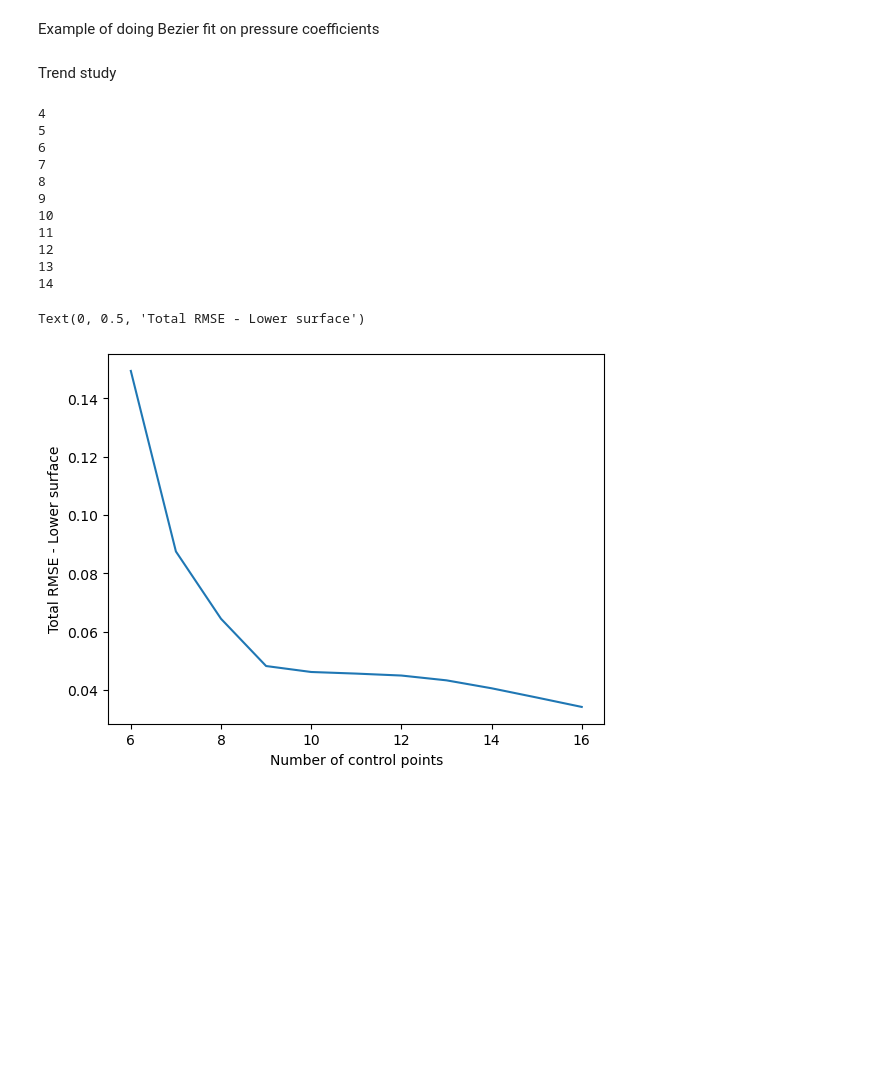
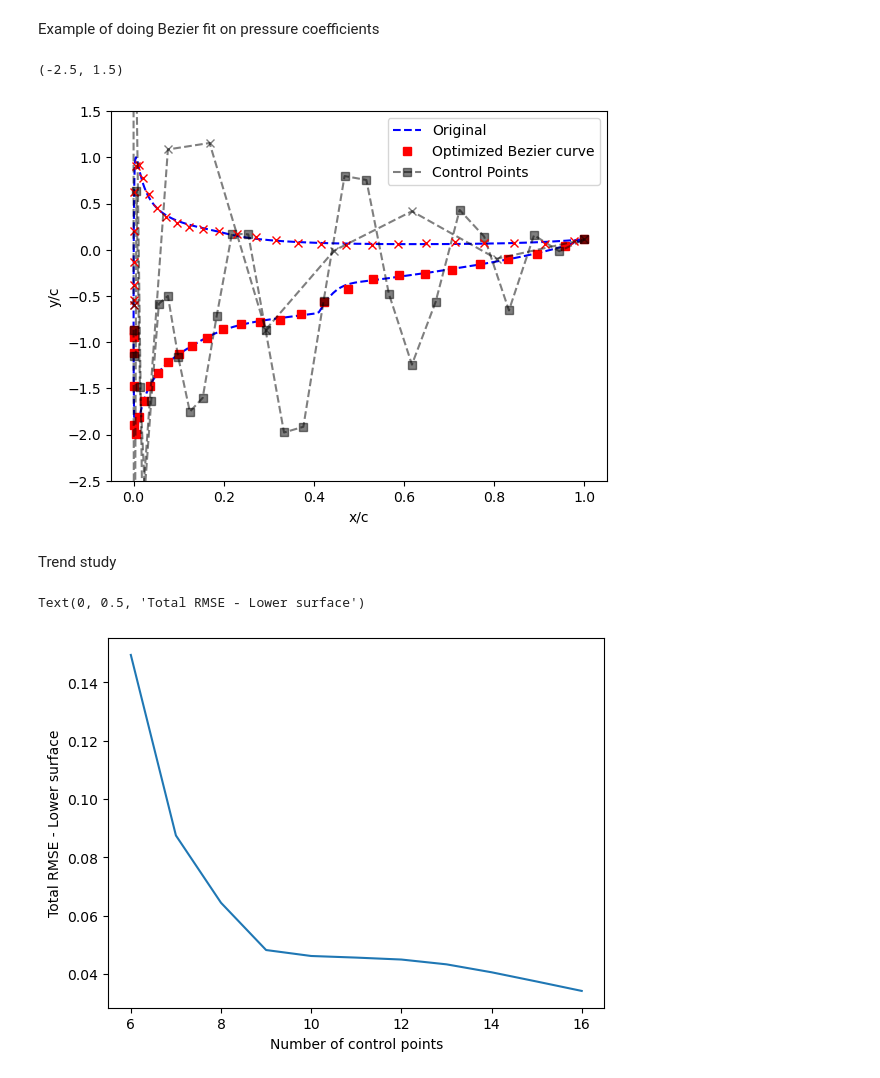
Before and after one commit to hwlee924/Large-Airfoil-Model, a Jupyter notebook: BNN_af_pdist_gen/airfoil_Bezier_examples.ipynb, the cells around one changed output. Drawn from its saved outputs; the diff is of its cells as text; code cells hidden in the pictures; blank space fills up the shorter version.

Commit message:
implemented bezier class in separate file

```diff
--- a/BNN_af_pdist_gen/airfoil_Bezier_examples.ipynb
+++ b/BNN_af_pdist_gen/airfoil_Bezier_examples.ipynb
@@ -254,32 +101,35 @@ Example of doing Bezier fit on pressure coefficients
 # %%
 zeroLoc = np.argwhere(np.diff(x)<= 0.0)[-1][0]
 x_u = x[:zeroLoc+1].flatten()
 x_l = x[zeroLoc+1:].flatten()
 cp_u = cp[:zeroLoc+1].flatten()
 cp_l = cp[zeroLoc+1:].flatten()
 
 X1 = np.flip(x_u)
 Y1 = np.flip(cp_u)
 X2 = x_l
 Y2 = cp_l
 
 num_opt_pt_u = 28
 num_opt_pt_l = 8
-fit_upper = bezier_pressure_fit(X1, Y1, np.ones(num_opt_pt_u)*-1) # initialize
+fit_upper = bezier.Bezier(X1, Y1, np.ones(num_opt_pt_u)*-1, 'pressure') # initialize
 res_upper = least_squares(fit_upper.update, np.ones(num_opt_pt_u)*-1)
-fit_lower = bezier_pressure_fit(X2, Y2, np.ones(num_opt_pt_l)) # initialize
+fit_lower = bezier.Bezier(X2, Y2, np.ones(num_opt_pt_l), 'pressure') # initialize
 res_lower = least_squares(fit_lower.update, np.ones(num_opt_pt_l))
 
 plt.figure()
 plt.plot(x, cp, 'b--', label='Original')
 plt.plot(fit_upper.curve[0][::5], fit_upper.curve[1][::5],'rs', label = 'Optimized Bezier curve')
 plt.plot(fit_upper.ctrl_pts[:,0], fit_upper.ctrl_pts[:,1], 'ks--', alpha = 0.5, label = 'Control Points')
 plt.plot(fit_lower.curve[0][::5], fit_lower.curve[1][::5],'rx')
 plt.plot(fit_lower.ctrl_pts[:,0], fit_lower.ctrl_pts[:,1], 'kx--', alpha = 0.5)
 plt.xlabel('x/c')
 plt.ylabel('y/c')
 plt.legend()
 plt.ylim([-2.5,1.5])
+# %% [output]
+(-2.5, 1.5)
+[figure, added]
 # %% [markdown]
 Trend study
 # %%
@@ -288,7 +138,7 @@ rmse = []
 degree_range = np.arange(4, 15, 1)
 for i in degree_range:
     num_opt_pt = i
-    fit_lower = bezier_pressure_fit(X2, Y2, np.ones(num_opt_pt)) # initialize
+    fit_lower = bezier.Bezier(X2, Y2, np.ones(num_opt_pt), 'pressure') # initialize
     res_lower = least_squares(fit_lower.update, np.ones(num_opt_pt))
     rmse.append(fit_lower.loss)
 
@@ -297,18 +147,7 @@ plt.plot(degree_range+2, rmse)
 plt.xlabel('Number of control points')
 plt.ylabel('Total RMSE - Lower surface')
 # %% [output]
-4
-5
-6
-7
-8
-9
-10
-11
-12
-13
-14
+Text(0, 0.5, 'Total RMSE - Lower surface')
-Text(0, 0.5, 'Total RMSE - Lower surface')
 [figure]
 # %%
 """Upper surface trend study"""
```
Also changed, not shown: parts of 9 cells of this notebook, 1 other file.
